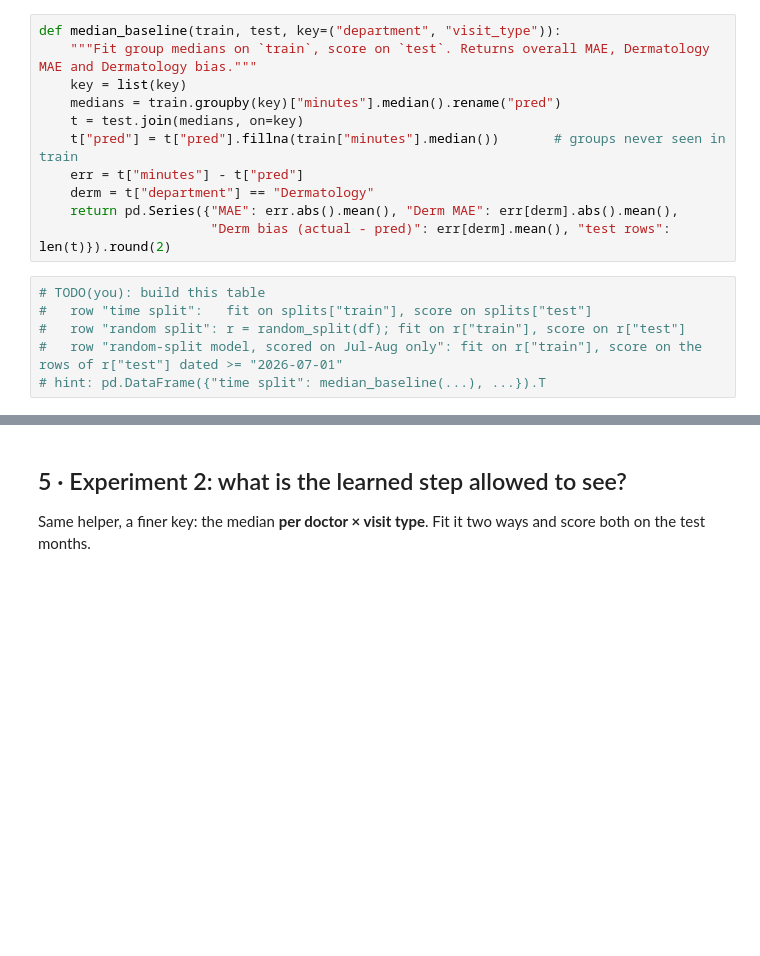
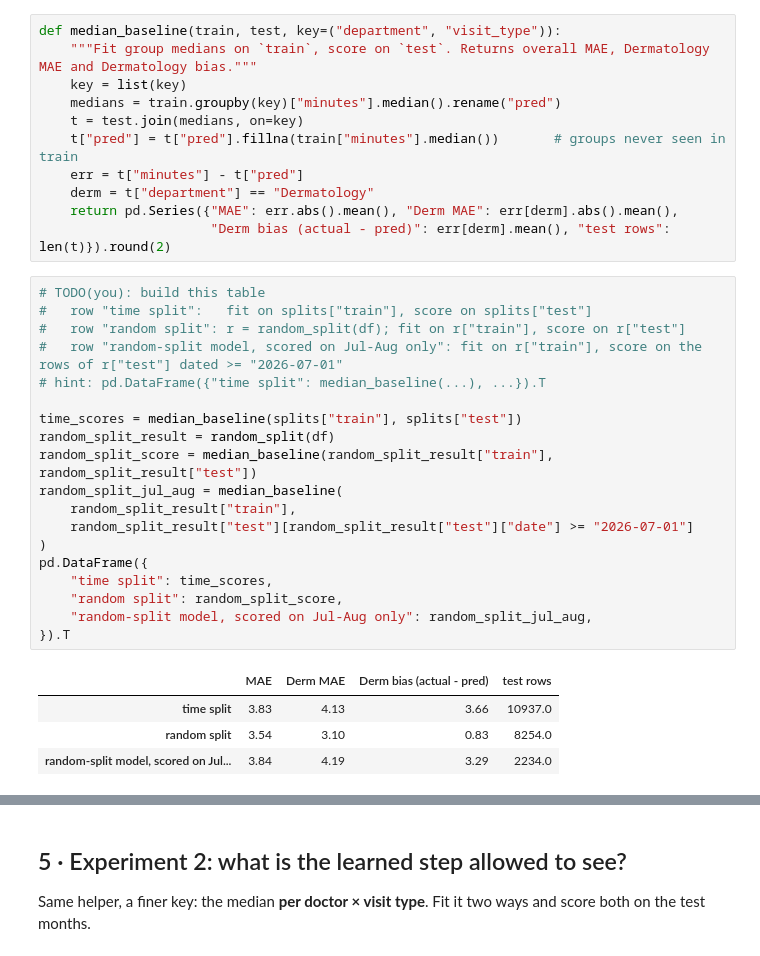
Before and after one commit to rocksolid911/slot-pred-using-lightGBM-XGBoost, a Jupyter notebook: notebooks/A04_prepare.ipynb, the cells around one changed output, grey strips where cells are left out. Saved outputs shown, nothing was run; the diff lists cells and outputs as text; blank space fills up the shorter version.

```diff
--- a/notebooks/A04_prepare.ipynb
+++ b/notebooks/A04_prepare.ipynb
@@ -103,9 +266,27 @@ def median_baseline(train, test, key=("department", "visit_type")):
 # %%
 # TODO(you): build this table
 #   row "time split":   fit on splits["train"], score on splits["test"]
 #   row "random split": r = random_split(df); fit on r["train"], score on r["test"]
 #   row "random-split model, scored on Jul-Aug only": fit on r["train"], score on the rows of r["test"] dated >= "2026-07-01"
 # hint: pd.DataFrame({"time split": median_baseline(...), ...}).T
+
+time_scores = median_baseline(splits["train"], splits["test"])
+random_split_result = random_split(df)
+random_split_score = median_baseline(random_split_result["train"], random_split_result["test"])
+random_split_jul_aug = median_baseline(
+    random_split_result["train"],
+    random_split_result["test"][random_split_result["test"]["date"] >= "2026-07-01"]
+)
+pd.DataFrame({
+    "time split": time_scores,
+    "random split": random_split_score,
+    "random-split model, scored on Jul-Aug only": random_split_jul_aug,
+}).T
+# %% [output]
+|  | MAE | Derm MAE | Derm bias (actual - pred) | test rows |
+| time split | 3.83 | 4.13 | 3.66 | 10937.0 |
+| random split | 3.54 | 3.10 | 0.83 | 8254.0 |
+| random-split model, scored on Jul... | 3.84 | 4.19 | 3.29 | 2234.0 |
 # %% [markdown]
 **Questions**
 1. Which split makes the model look better overall? Which one tells you what will happen after deployment?
```
Also changed, not shown: parts of 17 cells of this notebook, 16 other files.
